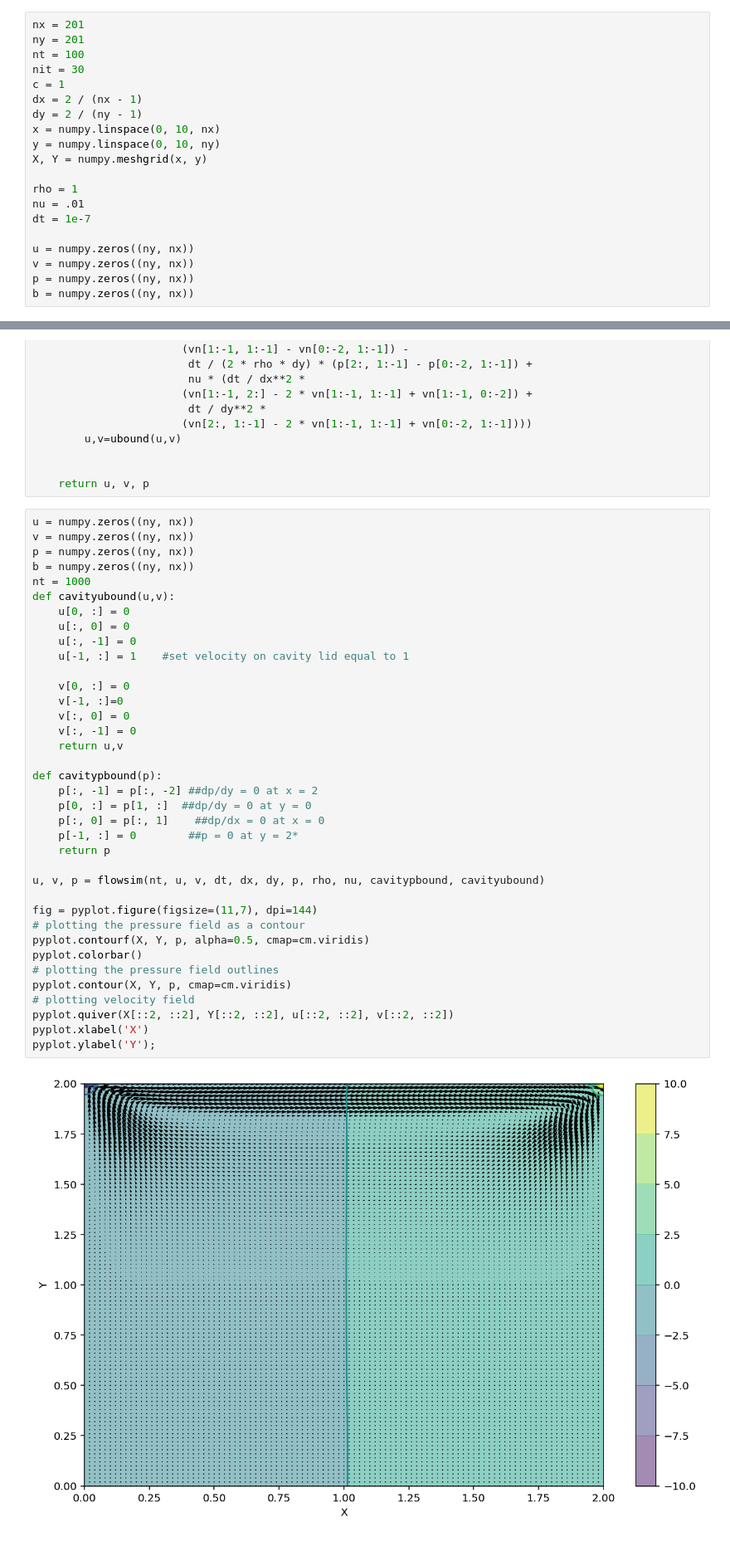
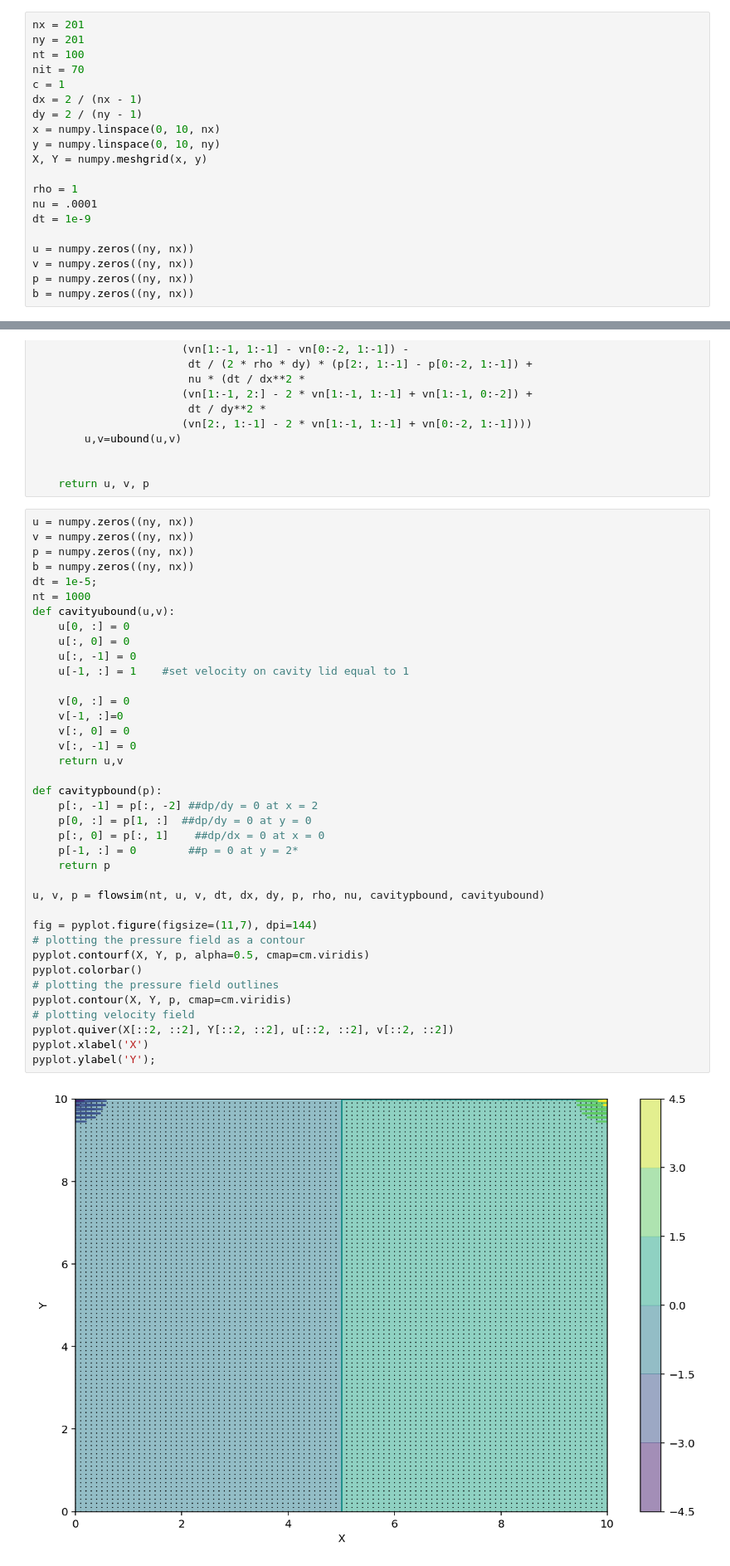
Before and after one commit to andrew-pa/fluidynm, a Jupyter notebook: Notebooks/Vortices.ipynb, the cells around one changed output, grey strips where cells are left out. Shown at 83% size. Cells and saved outputs as stored; diff of their text form.

```diff
--- a/Notebooks/Vortices.ipynb
+++ b/Notebooks/Vortices.ipynb
@@ -7,7 +7,7 @@ from mpl_toolkits.mplot3d import Axes3D
 nx = 201
 ny = 201
 nt = 100
-nit = 30
+nit = 70
 c = 1
 dx = 2 / (nx - 1)
 dy = 2 / (ny - 1)
@@ -16,8 +16,8 @@ y = numpy.linspace(0, 10, ny)
 X, Y = numpy.meshgrid(x, y)
 
 rho = 1
-nu = .01
-dt = 1e-7
+nu = .0001
+dt = 1e-9
 
 u = numpy.zeros((ny, nx))
 v = numpy.zeros((ny, nx))
@@ -94,40 +94,41 @@ u = numpy.zeros((ny, nx))
 v = numpy.zeros((ny, nx))
 p = numpy.zeros((ny, nx))
 b = numpy.zeros((ny, nx))
+dt = 1e-5;
 nt = 1000
 def cavityubound(u,v):
     u[0, :] = 0
     u[:, 0] = 0
     u[:, -1] = 0
     u[-1, :] = 1    #set velocity on cavity lid equal to 1
 
     v[0, :] = 0
     v[-1, :]=0
     v[:, 0] = 0
     v[:, -1] = 0
     return u,v
 
 def cavitypbound(p):
     p[:, -1] = p[:, -2] ##dp/dy = 0 at x = 2
     p[0, :] = p[1, :]  ##dp/dy = 0 at y = 0
     p[:, 0] = p[:, 1]    ##dp/dx = 0 at x = 0
     p[-1, :] = 0        ##p = 0 at y = 2*
     return p
 
 u, v, p = flowsim(nt, u, v, dt, dx, dy, p, rho, nu, cavitypbound, cavityubound)
 
 fig = pyplot.figure(figsize=(11,7), dpi=144)
 # plotting the pressure field as a contour
 pyplot.contourf(X, Y, p, alpha=0.5, cmap=cm.viridis)
 pyplot.colorbar()
 # plotting the pressure field outlines
 pyplot.contour(X, Y, p, cmap=cm.viridis)
 # plotting velocity field
 pyplot.quiver(X[::2, ::2], Y[::2, ::2], u[::2, ::2], v[::2, ::2])
 pyplot.xlabel('X')
 pyplot.ylabel('Y');
 # %% [output]
-[figure, old version]
+[figure, new version]
 # %%
 u = numpy.zeros((ny, nx))
 v = numpy.zeros((ny, nx))
```
Also changed, not shown: parts of 2 cells of this notebook, 1 other file.
